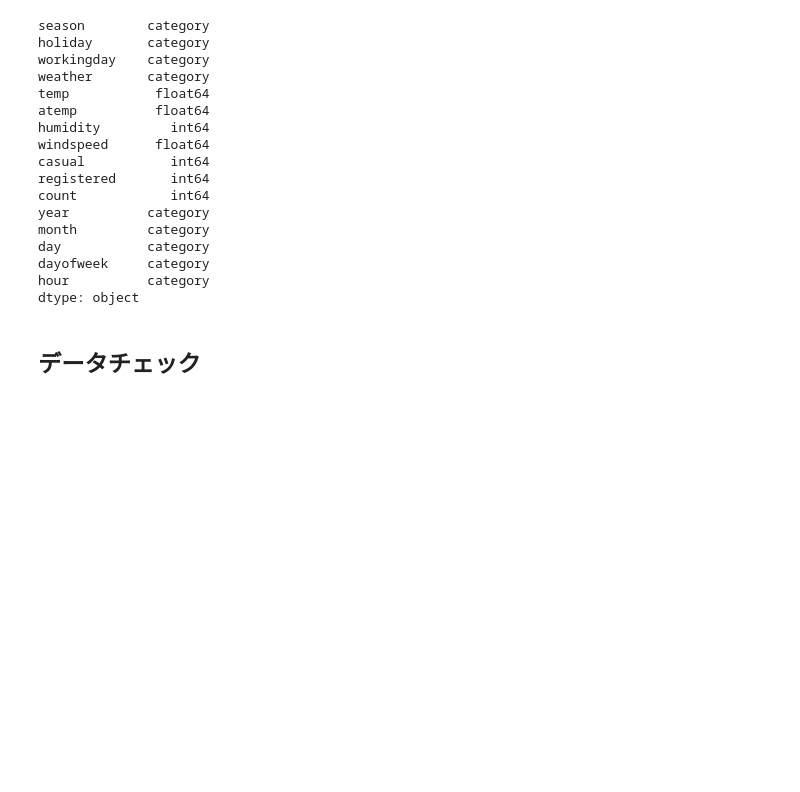
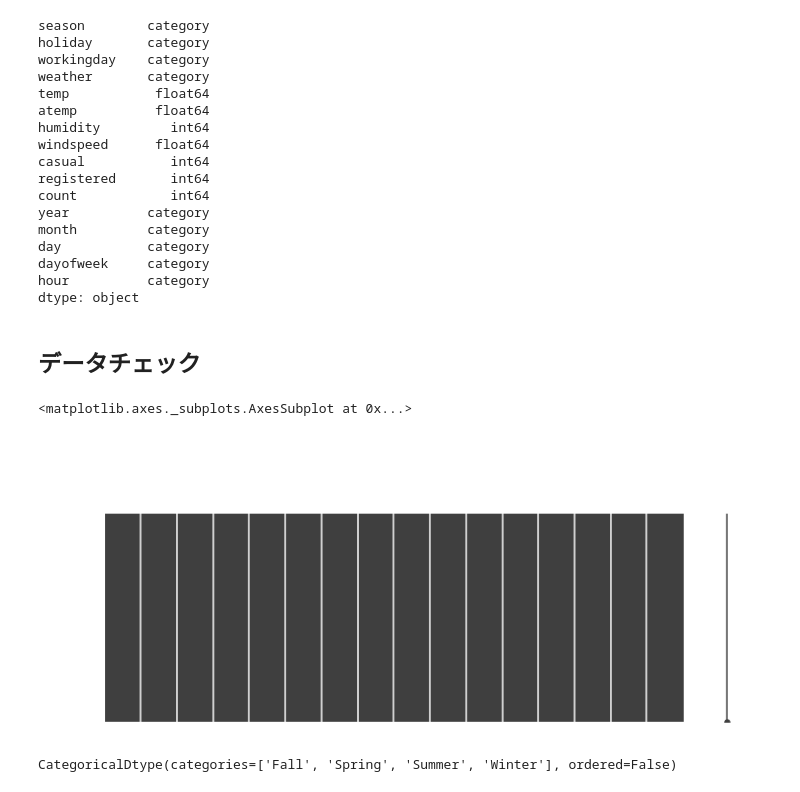
Before and after one commit to yugitti/kaggle, a Jupyter notebook: Untitled.ipynb, the cells around one changed output. Cells and saved outputs as stored; diff of their text form; code cells hidden in the pictures; blank space fills up the shorter version.

```diff
--- a/Untitled.ipynb
+++ b/Untitled.ipynb
@@ -304,3 +305,12 @@ hour          category
 dtype: object
 # %% [markdown]
 ## データチェック
+# %%
+msno.matrix(df, figsize=(12,4))
+# %% [output]
+<matplotlib.axes._subplots.AxesSubplot at 0x...>
+[figure, added]
+# %%
+df["season"].dtype
+# %% [output]
+CategoricalDtype(categories=['Fall', 'Spring', 'Summer', 'Winter'], ordered=False)
```
Also changed, not shown: parts of 12 cells of this notebook.
